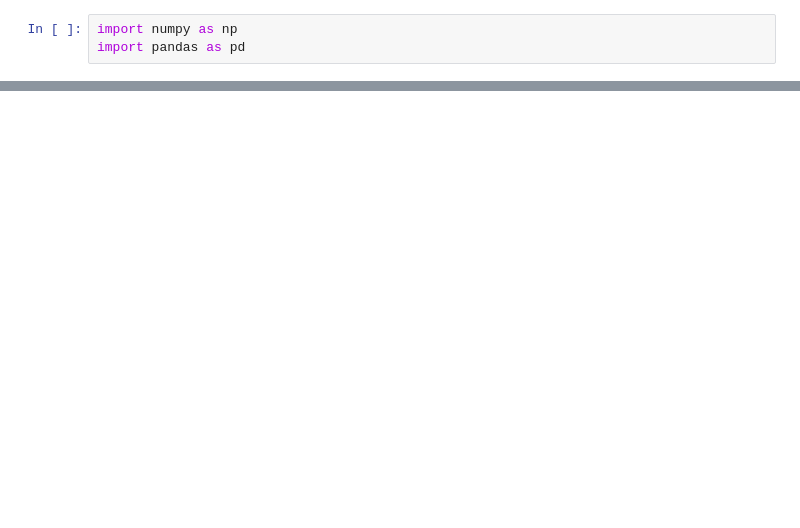
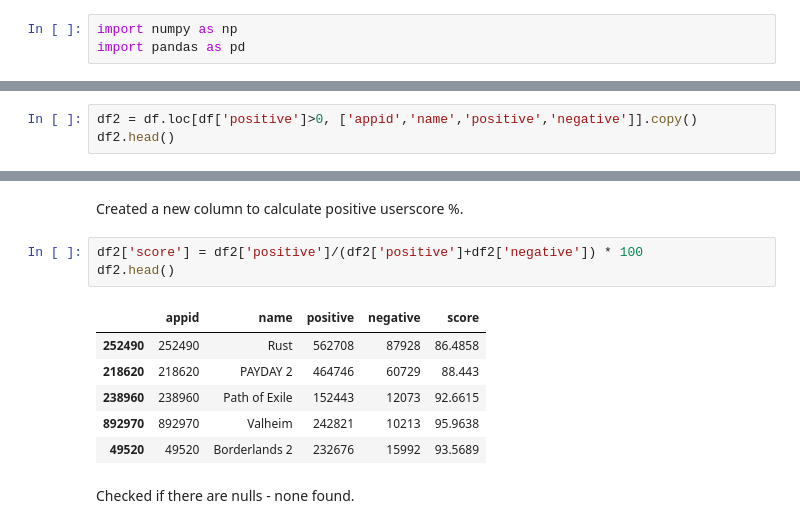
Before and after one commit to voltrecto/Data-Analytics-Projects, a Jupyter notebook: Steam_RPGs.ipynb, the cells around one changed output, grey strips where cells are left out. Cells and saved outputs as stored; diff of their text form; blank space fills up the shorter version.

```diff
--- a/Steam_RPGs.ipynb
+++ b/Steam_RPGs.ipynb
@@ -134,0 +45,3 @@ dftop[['Game','Owners(Max)']]
+# %%
+df2 = df.loc[df['positive']>0, ['appid','name','positive','negative']].copy()
+df2.head()
@@ -134,0 +55,14 @@ dftop[['Game','Owners(Max)']]
+# %% [markdown]
+Created a new column to calculate positive userscore %.
+# %%
+df2['score'] = df2['positive']/(df2['positive']+df2['negative']) * 100
+df2.head()
+# %% [output]
+|  | appid | name | positive | negative | score |
+| 252490 | 252490 | Rust | 562708 | 87928 | 86.4858 |
+| 218620 | 218620 | PAYDAY 2 | 464746 | 60729 | 88.443 |
+| 238960 | 238960 | Path of Exile | 152443 | 12073 | 92.6615 |
+| 892970 | 892970 | Valheim | 242821 | 10213 | 95.9638 |
+| 49520 | 49520 | Borderlands 2 | 232676 | 15992 | 93.5689 |
+# %% [markdown]
+Checked if there are nulls - none found.
```
Also changed, not shown: parts of 40 cells of this notebook.
